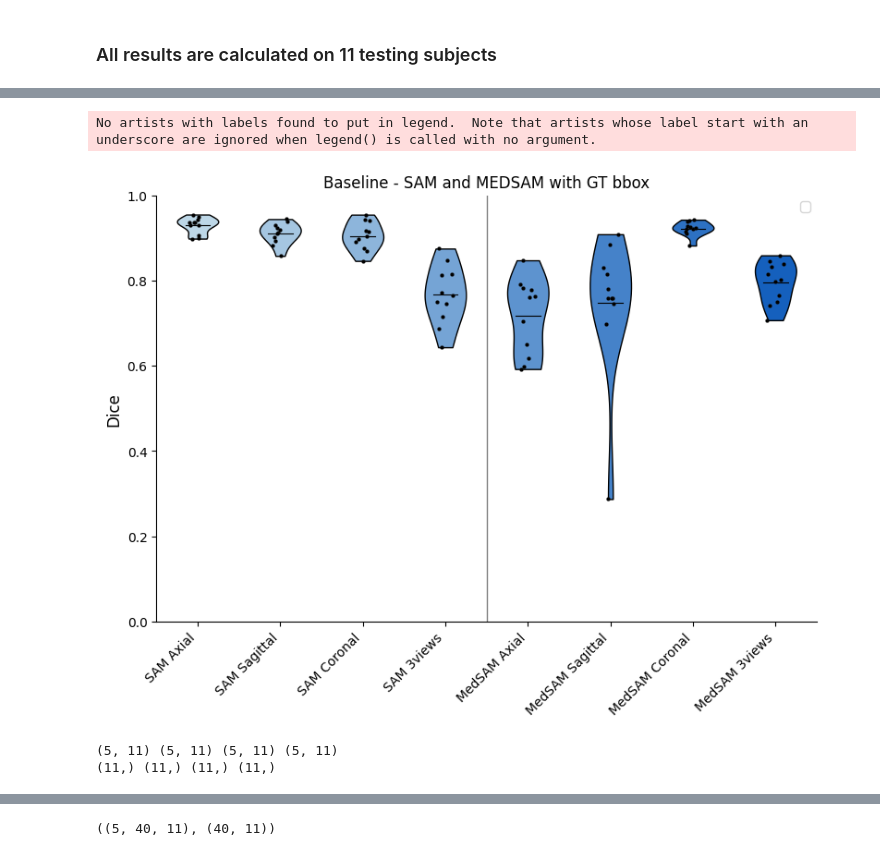
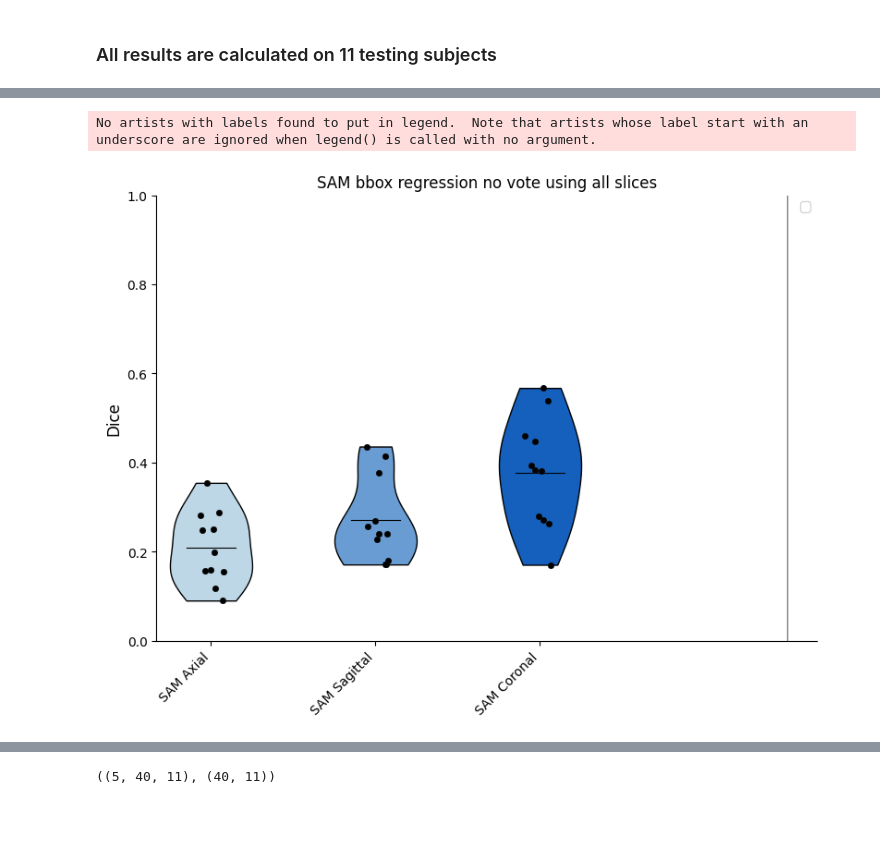
Before and after one commit to yexincheng/ALMRI, a Jupyter notebook: paper_plot.ipynb, the cells around one changed output, grey strips where cells are left out. Saved outputs shown, nothing was run; the diff lists cells and outputs as text; code cells hidden in the pictures; blank space fills up the shorter version.

Commit message:
sam plot done

```diff
--- a/paper_plot.ipynb
+++ b/paper_plot.ipynb
@@ -191,90 +348,33 @@ ax.axis('off')
 # %%
-# baseline 1 - SAM gt bbox
-sam_gt_3views_noseed = np.load('./results/dice/original/sam_vit_b_roi_testing_3views_seedFalse.npy')
-sam_gt_axial_noseed = np.load('./results/dice/original/sam_vit_b_roi_testing_axial_seedFalse.npy')
-sam_gt_sagittal_noseed = np.load('./results/dice/original/sam_vit_b_roi_testing_sagittal_seedFalse.npy')
-sam_gt_coronal_noseed = np.load('./results/dice/original/sam_vit_b_roi_testing_coronal_seedFalse.npy')
-medsam_gt_3views_noseed = np.load('./results/dice/original/medsam_vit_b_roi_testing_3views_seedFalse.npy')
-medsam_gt_axial_noseed = np.load('./results/dice/original/medsam_vit_b_roi_testing_axial_seedFalse.npy')
-medsam_gt_sagittal_noseed = np.load('./results/dice/original/medsam_vit_b_roi_testing_sagittal_seedFalse.npy')
-medsam_gt_coronal_noseed = np.load('./results/dice/original/medsam_vit_b_roi_testing_coronal_seedFalse.npy')
+axial_all_dice = np.load('results/dice/bbox_regression_sam_all_novote/test_vote_upsampled_axial_emb_bseed2023_sample40_sseed2024.npy')
+sagittal_all_dice = np.load('results/dice/bbox_regression_sam_all_novote/test_vote_upsampled_sagittal_emb_bseed2023_sample40_sseed2024.npy')
+coronal_all_dice = np.load('results/dice/bbox_regression_sam_all_novote/test_vote_upsampled_coronal_emb_bseed2023_sample40_sseed2024.npy')
+# all_dice = np.load('results/dice/bbox_regression_sam_all/test_vote_upsampled_3views_emb_bseed2023_sample40_sseed2024.npy')
 
-x_labels = ['SAM Axial', 'SAM Sagittal', 'SAM Coronal', 'SAM 3views', 'MedSAM Axial', 'MedSAM Sagittal', 'MedSAM Coronal', 'MedSAM 3views']
-data = [sam_gt_axial_noseed, sam_gt_sagittal_noseed, sam_gt_coronal_noseed, medsam_gt_axial_noseed, medsam_gt_sagittal_noseed, medsam_gt_coronal_noseed, sam_gt_3views_noseed, medsam_gt_3views_noseed]
-
+x_labels = ['SAM Axial', 'SAM Sagittal', 'SAM Coronal']
+data = [axial_all_dice, sagittal_all_dice, coronal_all_dice]
 c2 = '#1560bd'
 c1 = '#bdd7e7'
 colors = get_color_gradient(c1, c2, len(x_labels))
 fig, ax = plt.subplots(1,1,figsize=(8,6))
 plots = violinplot_with_mean_line(range(len(x_labels)), data, ax, colors, 1)
 
 
-sns.stripplot(data, jitter=True, ax=ax, zorder=1, size=3, linewidth=0.1, color='black',edgecolor='gray')
+sns.stripplot(data, jitter=True, ax=ax, zorder=1, size=5, linewidth=0.1, color='black',edgecolor='gray')
 ax.axvline(3.5, color='grey', lw=1)
 
 ax.set_ylabel('Dice', fontsize=12)
 ax.set_ylim(0, 1)
 ax.set_xticks(np.arange(len(x_labels)), labels=x_labels)
 # ax.set_xlim(0.25, len(x_labels) + 0.75)
 ax.spines['top'].set_visible(False)
 ax.spines['right'].set_visible(False)
 plt.xticks(rotation = 45, fontsize=10,ha='right')
 plt.tight_layout()
-plt.title('Baseline - SAM and MEDSAM with GT bbox')
+plt.title('SAM bbox regression no vote using all slices')
 plt.ylabel('Dice')
 plt.legend()
 plt.show()
 # %% [output]
 No artists with labels found to put in legend.  Note that artists whose label start with an underscore are ignored when legend() is called with no argument.
-[figure, old version]
+[figure, new version]
-# %%
-# baseline 1 - SAM gt 20 pixels jitter bbox
-sam_dice_3views = []
-sam_dice_axial = []
-sam_dice_coronal = []
-sam_dice_sagittal = []
-medsam_dice_3views = []
-medsam_dice_axial = []
-medsam_dice_coronal = []
-medsam_dice_sagittal = []
-
-for s in range(2020, 2025):
-    sam_dice_3views.append(np.load(f'./results/dice/original/sam_vit_b_roi_testing_3views_seed{s}.npy'))
-    sam_dice_axial.append(np.load(f'./results/dice/original/sam_vit_b_roi_testing_axial_seed{s}.npy'))
-    sam_dice_coronal.append(np.load(f'./results/dice/original/sam_vit_b_roi_testing_coronal_seed{s}.npy'))
-    sam_dice_sagittal.append(np.load(f'./results/dice/original/sam_vit_b_roi_testing_sagittal_seed{s}.npy'))
-    medsam_dice_3views.append(np.load(f'./results/dice/original/medsam_vit_b_roi_testing_3views_seed{s}.npy'))
-    medsam_dice_axial.append(np.load(f'./results/dice/original/medsam_vit_b_roi_testing_axial_seed{s}.npy'))
-    medsam_dice_coronal.append(np.load(f'./results/dice/original/medsam_vit_b_roi_testing_coronal_seed{s}.npy'))
-    medsam_dice_sagittal.append(np.load(f'./results/dice/original/medsam_vit_b_roi_testing_sagittal_seed{s}.npy'))
-
-sam_dice_3views = np.array(sam_dice_3views)
-sam_dice_axial = np.array(sam_dice_axial)
-sam_dice_coronal = np.array(sam_dice_coronal)
-sam_dice_sagittal = np.array(sam_dice_sagittal)
-medsam_dice_3views = np.array(medsam_dice_3views)
-medsam_dice_axial = np.array(medsam_dice_axial)
-medsam_dice_coronal = np.array(medsam_dice_coronal)
-medsam_dice_sagittal = np.array(medsam_dice_sagittal)
-print(sam_dice_3views.shape, sam_dice_axial.shape, sam_dice_coronal.shape, sam_dice_sagittal.shape)
-
-sam_dice_3views_mean = np.mean(sam_dice_3views, axis=0)
-sam_dice_3views_std = np.std(sam_dice_3views, axis=0)
-sam_dice_axial_mean = np.mean(sam_dice_axial, axis=0)
-sam_dice_axial_std = np.std(sam_dice_axial, axis=0)
-sam_dice_coronal_mean = np.mean(sam_dice_coronal, axis=0)
-sam_dice_coronal_std = np.std(sam_dice_coronal, axis=0)
-sam_dice_sagittal_mean = np.mean(sam_dice_sagittal, axis=0)
-sam_dice_sagittal_std = np.std(sam_dice_sagittal, axis=0)
-medsam_dice_3views_mean = np.mean(medsam_dice_3views, axis=0)
-medsam_dice_3views_std = np.std(medsam_dice_3views, axis=0)
-medsam_dice_axial_mean = np.mean(medsam_dice_axial, axis=0)
-medsam_dice_axial_std = np.std(medsam_dice_axial, axis=0)
-medsam_dice_coronal_mean = np.mean(medsam_dice_coronal, axis=0)
-medsam_dice_coronal_std = np.std(medsam_dice_coronal, axis=0)
-medsam_dice_sagittal_mean = np.mean(medsam_dice_sagittal, axis=0)
-medsam_dice_sagittal_std = np.std(medsam_dice_sagittal, axis=0)
-print(sam_dice_3views_mean.shape, sam_dice_axial_mean.shape, sam_dice_coronal_mean.shape, sam_dice_sagittal_mean.shape)
-# %% [output]
-(5, 11) (5, 11) (5, 11) (5, 11)
-(11,) (11,) (11,) (11,)
```
Also changed, not shown: parts of 20 cells of this notebook.
